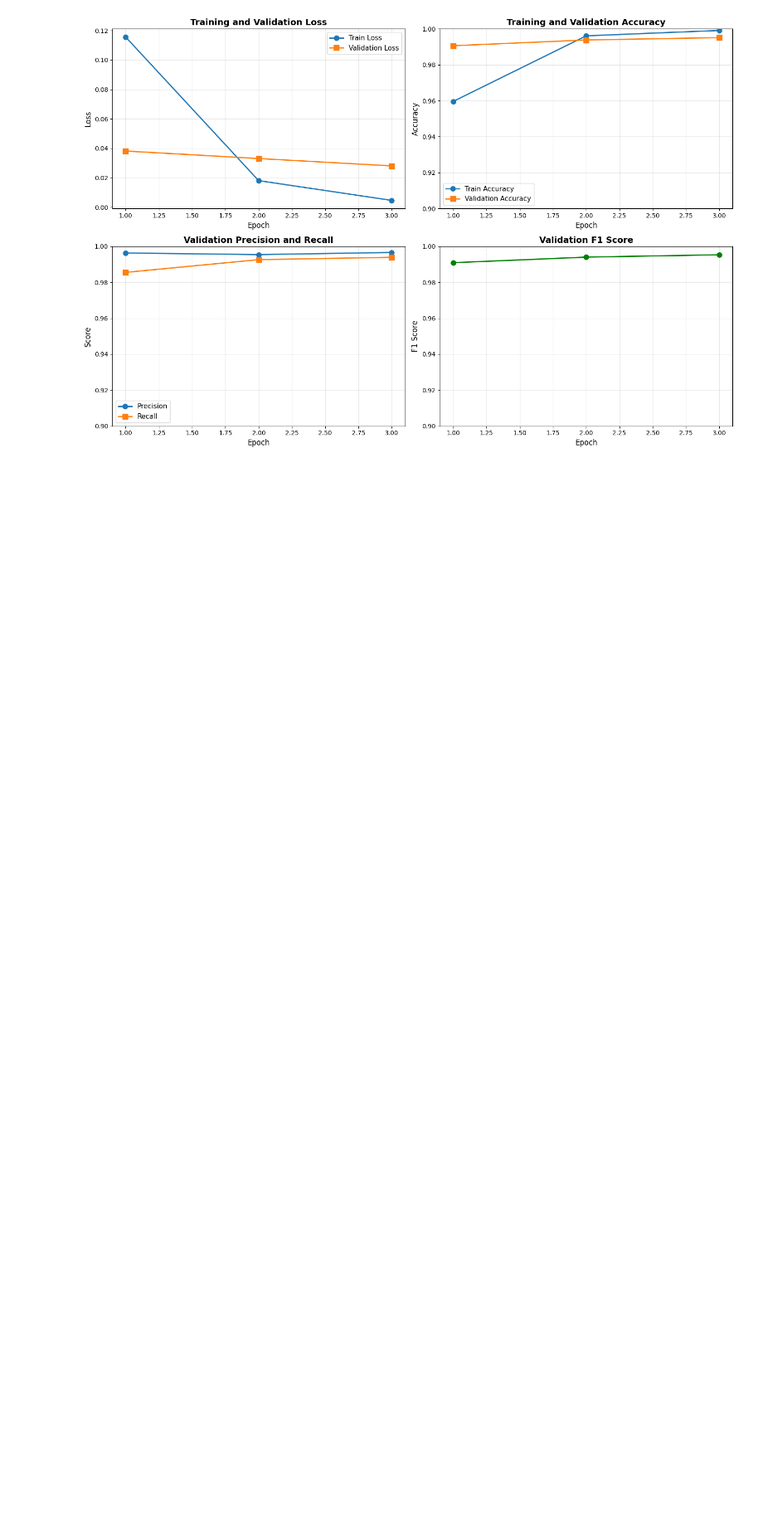
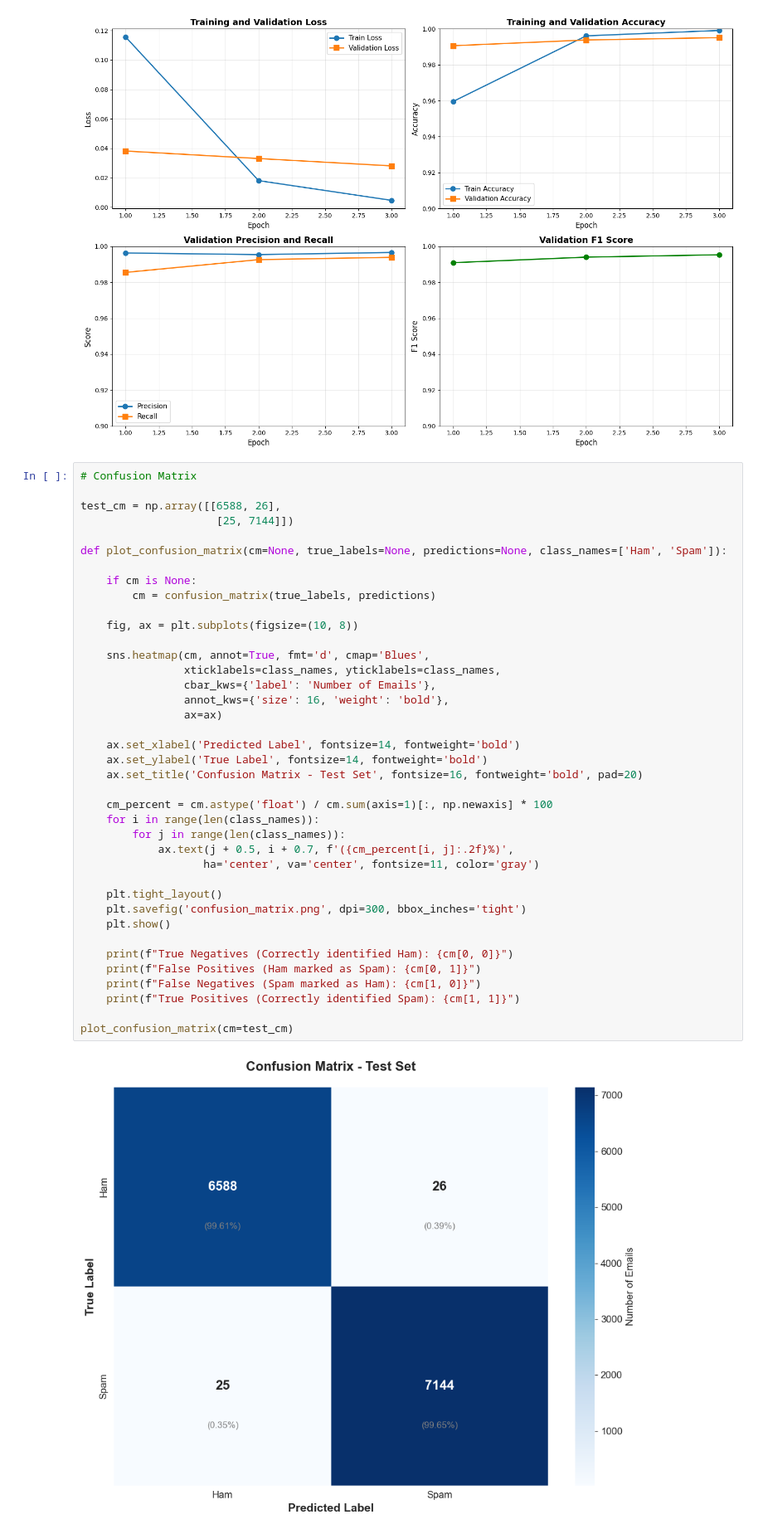
Before and after one commit to ottjb/Cross-Dataset-Generalization-Spam-Detection, a Jupyter notebook: Figures.ipynb, the cells around one changed output. Shown at 83% size. Cells and saved outputs as stored; diff of their text form; blank space fills up the shorter version.

```diff
--- a/Figures.ipynb
+++ b/Figures.ipynb
@@ -69,3 +340,44 @@ def plot_training_history(history):
 plot_training_history(training_history)
 # %% [output]
 [figure]
+# %%
+# Confusion Matrix
+
+test_cm = np.array([[6588, 26],
+                     [25, 7144]])
+
+def plot_confusion_matrix(cm=None, true_labels=None, predictions=None, class_names=['Ham', 'Spam']):
+
+    if cm is None:
+        cm = confusion_matrix(true_labels, predictions)
+
+    fig, ax = plt.subplots(figsize=(10, 8))
+
+    sns.heatmap(cm, annot=True, fmt='d', cmap='Blues',
+                xticklabels=class_names, yticklabels=class_names,
+                cbar_kws={'label': 'Number of Emails'},
+                annot_kws={'size': 16, 'weight': 'bold'},
+                ax=ax)
+
+    ax.set_xlabel('Predicted Label', fontsize=14, fontweight='bold')
+    ax.set_ylabel('True Label', fontsize=14, fontweight='bold')
+    ax.set_title('Confusion Matrix - Test Set', fontsize=16, fontweight='bold', pad=20)
+
+    cm_percent = cm.astype('float') / cm.sum(axis=1)[:, np.newaxis] * 100
+    for i in range(len(class_names)):
+        for j in range(len(class_names)):
+            ax.text(j + 0.5, i + 0.7, f'({cm_percent[i, j]:.2f}%)',
+                   ha='center', va='center', fontsize=11, color='gray')
+
+    plt.tight_layout()
+    plt.savefig('confusion_matrix.png', dpi=300, bbox_inches='tight')
+    plt.show()
+
+    print(f"True Negatives (Correctly identified Ham): {cm[0, 0]}")
+    print(f"False Positives (Ham marked as Spam): {cm[0, 1]}")
+    print(f"False Negatives (Spam marked as Ham): {cm[1, 0]}")
+    print(f"True Positives (Correctly identified Spam): {cm[1, 1]}")
+
+plot_confusion_matrix(cm=test_cm)
+# %% [output]
+[figure, added]
```
Also changed, not shown: parts of 5 cells of this notebook, 5 other files.
